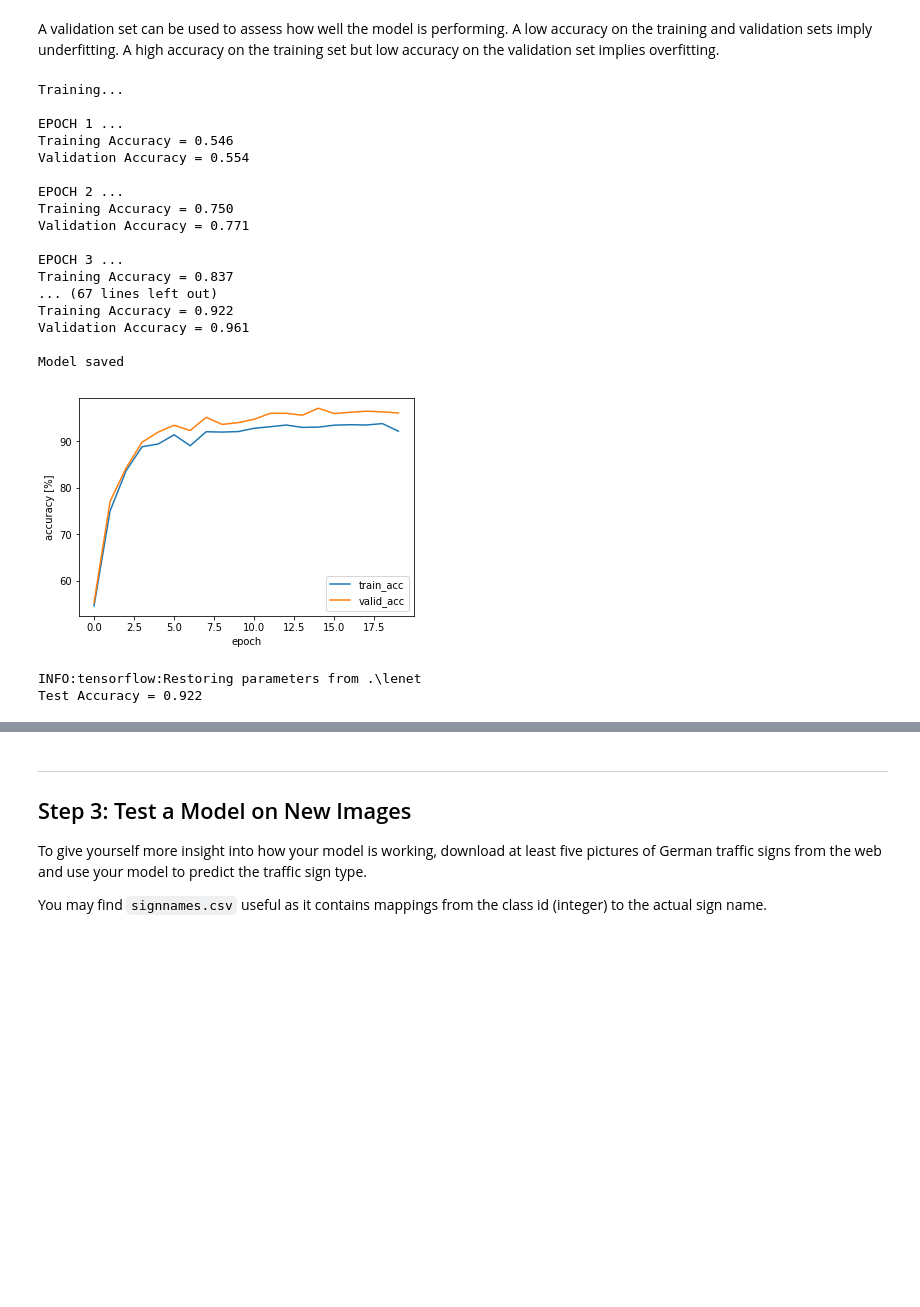
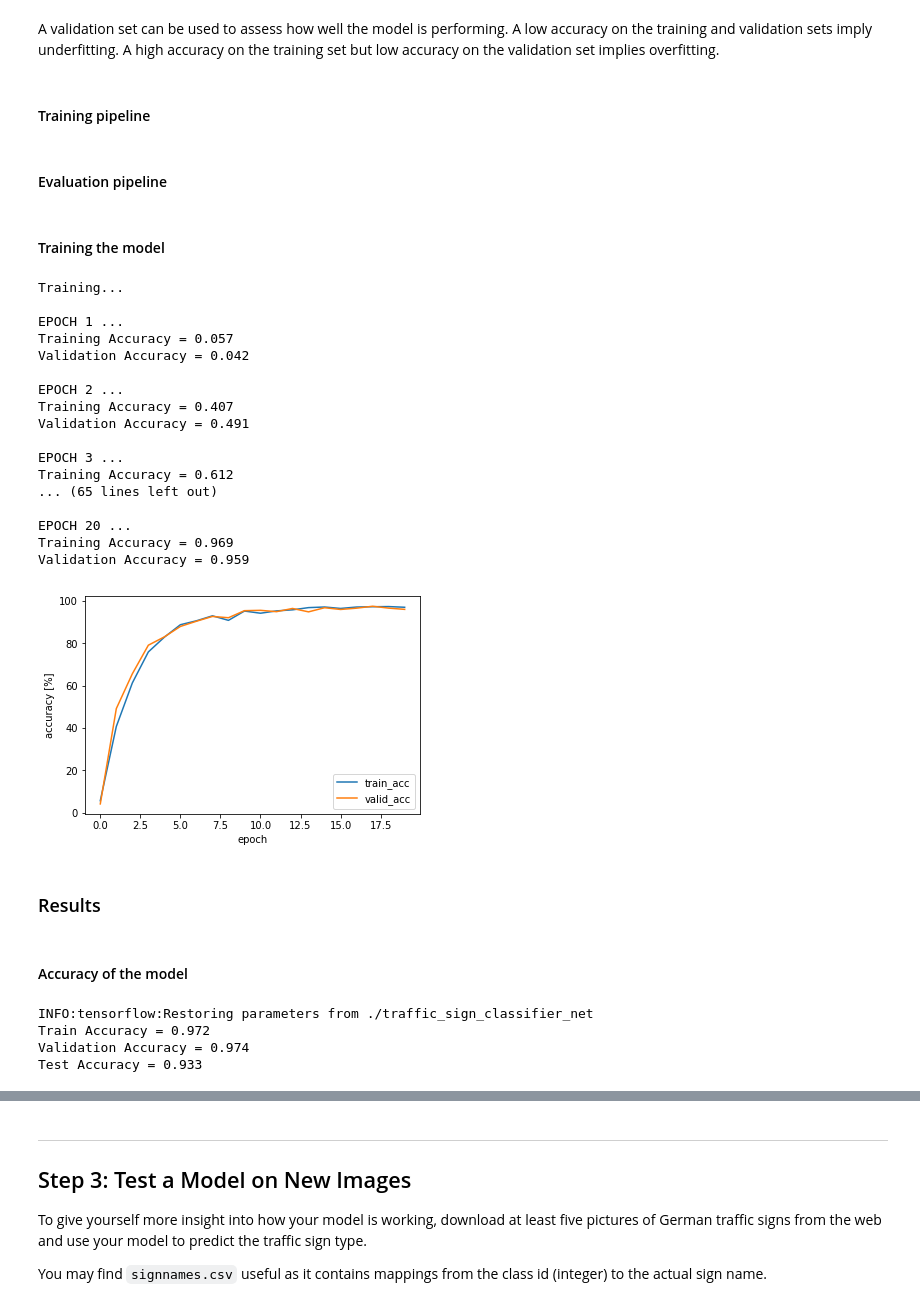
Before and after one commit to rdhelli/CarND-Traffic-Sign-Classifier-Project, a Jupyter notebook: Traffic_Sign_Classifier.ipynb, the cells around one changed output, grey strips where cells are left out. Drawn from its saved outputs; the diff is of its cells as text; code cells hidden in the pictures; blank space fills up the shorter version.

Commit message:
finalized architecture and results

```diff
--- a/Traffic_Sign_Classifier.ipynb
+++ b/Traffic_Sign_Classifier.ipynb
@@ -275,0 +267,20 @@ feature number:  63537
+# %%
+import pickle
+training_aug_file = 'train_aug.p'
+
+with open(training_aug_file, 'wb') as f:
+    pickle.dump(
+        {
+            "train_features":X_train_aug,
+            "train_labels":y_train_aug},
+        f, protocol=pickle.HIGHEST_PROTOCOL)
+# %%
+import pickle
+training_aug_file = 'train_aug.p'
+
+with open(training_aug_file, mode='rb') as f:
+    aug_data = pickle.load(f)
+    X_train_aug = aug_data['train_features']
+    y_train_aug = aug_data['train_labels']
+    del aug_data
+print("augmented data loaded")
@@ -407,6 +445,8 @@ one_hot_y = tf.one_hot(y, 43)
 # %% [markdown]
 A validation set can be used to assess how well the model is performing. A low accuracy on the training and validation
 sets imply underfitting. A high accuracy on the training set but low accuracy on the validation set implies overfitting.
+# %% [markdown]
+#### Training pipeline
 # %%
 ### Train your model here.
 ### Calculate and report the accuracy on the training and validation set.
@@ -415,7 +455,7 @@ sets imply underfitting. A high accuracy on the training set but low accuracy on
 ### Feel free to use as many code cells as needed.
 
 rate = 0.001
-beta = 0.01
+beta = 0.015
 
 logits = LeNet(x)
 cross_entropy = tf.nn.softmax_cross_entropy_with_logits(labels=one_hot_y, logits=logits)
@@ -426,6 +466,8 @@ regularizer = tf.nn.l2_loss(weights['wc1']) + tf.nn.l2_loss(weights['wc2']) + tf
 loss_operation = tf.reduce_mean(loss_operation + beta * regularizer)
 optimizer = tf.train.AdamOptimizer(learning_rate = rate)
 training_operation = optimizer.minimize(loss_operation)
+# %% [markdown]
+#### Evaluation pipeline
 # %%
 correct_prediction = tf.equal(tf.argmax(logits, 1), tf.argmax(one_hot_y, 1))
 accuracy_operation = tf.reduce_mean(tf.cast(correct_prediction, tf.float32))
@@ -440,63 +482,75 @@ def evaluate(X_data, y_data):
         accuracy = sess.run(accuracy_operation, feed_dict={x: batch_x, y: batch_y, keep_prob: 1.0})
         total_accuracy += (accuracy * len(batch_x))
     return total_accuracy / num_examples
+# %% [markdown]
+#### Training the model
 # %%
 train_accuracies = []
 valid_accuracies = []
+best_acc = .0
 with tf.Session() as sess:
     sess.run(tf.global_variables_initializer())
     num_examples = len(X_train)
-
     print("Training...")
     print()
-    for i in range(EPOCHS):
+    for epoch_i in range(EPOCHS):
         X_train, y_train = shuffle(X_train, y_train)
         for offset in range(0, num_examples, BATCH_SIZE):
             end = offset + BATCH_SIZE
             batch_x, batch_y = X_train[offset:end], y_train[offset:end]
-            sess.run(training_operation, feed_dict={x: batch_x, y: batch_y, keep_prob: 0.7})
-        train_accuracy = evaluate(X_test,y_test)
+            sess.run(training_operation, feed_dict={x: batch_x, y: batch_y, keep_prob: 0.6})
+        train_accuracy = evaluate(X_train,y_train)
         valid_accuracy = evaluate(X_valid, y_valid)
         train_accuracies.append(train_accuracy*100)
         valid_accuracies.append(valid_accuracy*100)
-        print("EPOCH {} ...".format(i+1))
+        print("EPOCH {} ...".format(epoch_i+1))
         print("Training Accuracy = {:.3f}".format(train_accuracy))
         print("Validation Accuracy = {:.3f}".format(valid_accuracy))
         print()
+        if valid_accuracy > best_acc:
+            best_acc = valid_accuracy
+            saver.save(sess, './traffic_sign_classifier_net')
 
-    saver.save(sess, './lenet')
-    print("Model saved")
 plt.plot(train_accuracies)
 plt.plot(valid_accuracies)
 plt.legend(['train_acc', 'valid_acc'])
 plt.ylabel('accuracy [%]')
 plt.xlabel('epoch')
 plt.show()
 # %% [output]
 Training...
 
 EPOCH 1 ...
-Training Accuracy = 0.546
-Validation Accuracy = 0.554
+Training Accuracy = 0.057
+Validation Accuracy = 0.042
 
 EPOCH 2 ...
-Training Accuracy = 0.750
-Validation Accuracy = 0.771
+Training Accuracy = 0.407
+Validation Accuracy = 0.491
 
 EPOCH 3 ...
-Training Accuracy = 0.837
-... (67 lines left out)
-Training Accuracy = 0.922
-Validation Accuracy = 0.961
+Training Accuracy = 0.612
+... (65 lines left out)
 
-Model saved
+EPOCH 20 ...
+Training Accuracy = 0.969
+Validation Accuracy = 0.959
-[figure, old version]
+[figure, new version]
+# %% [markdown]
+### Results
+# %% [markdown]
+#### Accuracy of the model
 # %%
 with tf.Session() as sess:
-    saver.restore(sess, tf.train.latest_checkpoint('.'))
-
+    saver.restore(sess, './traffic_sign_classifier_net')
+    train_accuracy = evaluate(X_train, y_train)
+    print("Train Accuracy = {:.3f}".format(train_accuracy))
+    valid_accuracy = evaluate(X_valid, y_valid)
+    print("Validation Accuracy = {:.3f}".format(valid_accuracy))
     test_accuracy = evaluate(X_test, y_test)
     print("Test Accuracy = {:.3f}".format(test_accuracy))
 # %% [output]
-INFO:tensorflow:Restoring parameters from .\lenet
-Test Accuracy = 0.922
+INFO:tensorflow:Restoring parameters from ./traffic_sign_classifier_net
+Train Accuracy = 0.972
+Validation Accuracy = 0.974
+Test Accuracy = 0.933
```
Also changed, not shown: parts of 30 cells of this notebook, 54 other files.
